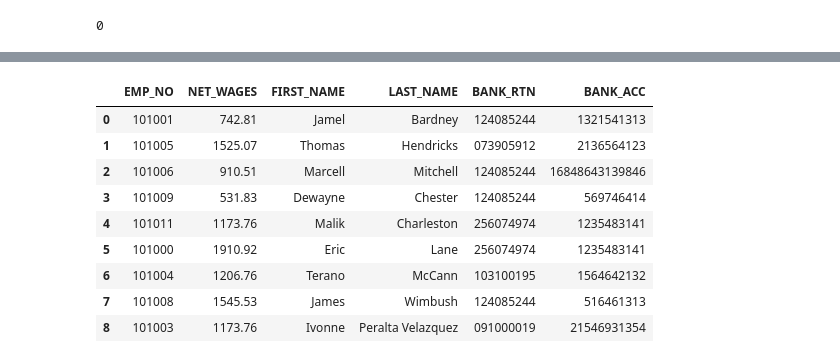
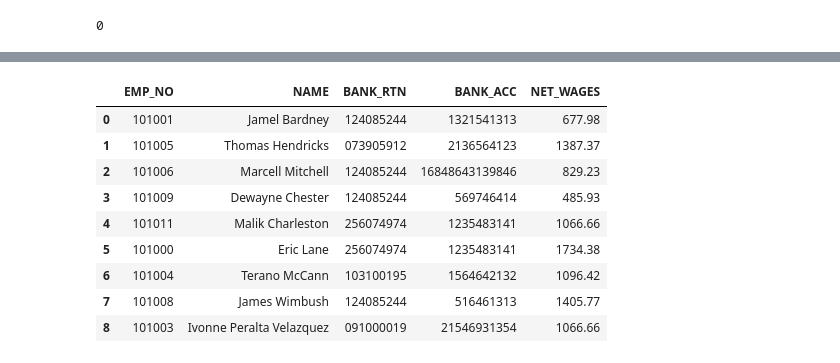
Before and after one commit to azunaukbrr/noonah_C-Halling, a Jupyter notebook: notebooks/workinprogress.ipynb, the cells around one changed output, grey strips where cells are left out. Drawn from its saved outputs; the diff is of its cells as text; code cells hidden in the pictures.

```diff
--- a/notebooks/workinprogress.ipynb
+++ b/notebooks/workinprogress.ipynb
@@ -161,6 +282,6 @@ Update Complete
 0
 # %%
 #Loading Employee Data
-employee_data = pd.read_csv(Path("../Resources/Source_data/master1.csv"), header = 0, usecols = ["EMP_NO","FEDFILINGSTATUS","EMP_STATUS","PAYCODE","PAYRATE"])
+employee_data = pd.read_csv(Path("../Resources/Source_data/master1.csv"), header = 0, usecols = ["EMP_NO","FIRST_NAME","LAST_NAME","FEDFILINGSTATUS","EMP_STATUS","PAYCODE","PAYRATE"])
 hour_data = pd.read_csv(Path("../Resources/Source_data/hours.csv"))
 employee_ach_data = pd.read_csv(Path("../Resources/Source_data/master1.csv"), header = 0, usecols = ["EMP_NO","FIRST_NAME","LAST_NAME","BANK_RTN","BANK_ACC"], dtype = {"BANK_RTN" : str, "BANK_ACC" : str})
@@ -167,4 +333,5 @@ employee_ach_data = pd.read_csv(Path("../Resources/Source_data/master1.csv"), he
 # %%
+print("Processing Payroll...")
 #Calculating Hourly Wages
 hourly_emp_data = employee_data.loc[employee_data["PAYCODE"] == "Hourly"]
 hourly_emp_data = employee_data.loc[employee_data["EMP_STATUS"] == "Active"]
@@ -188,12 +355,15 @@ all_wages.drop(["EMP_STATUS","PAYRATE","HOURS"], axis=1).round(2)
 all_wages["WAGESANA"] = all_wages["WAGES"] * 52
 tax_single_all_wages = all_wages.loc[all_wages["FEDFILINGSTATUS"] == "Single or Married filing separately"]
 tax_single_all_wages["TAX"]=tax_single_all_wages["WAGESANA"].apply(taxes_single)
-tax_single_all_wages["NET_WAGES"]= tax_single_all_wages["WAGES"] - tax_single_all_wages["TAX"]
 
 tax_married_all_wages = all_wages.loc[all_wages["FEDFILINGSTATUS"] == "Married or filing jointly"]
 tax_married_all_wages["TAX"]=tax_married_all_wages["WAGESANA"].apply(taxes_single)
-tax_married_all_wages["NET_WAGES"]= tax_married_all_wages["WAGES"] - tax_married_all_wages["TAX"]
 
 final_wages = tax_single_all_wages.append(tax_married_all_wages, ignore_index=True, verify_integrity= True)
-final_wages.drop(["EMP_STATUS","PAYRATE","HOURS","WAGESANA"], axis=1).round(2)
+final_wages["SOC_SEC"]=final_wages["WAGES"].apply(ss)
+final_wages["MEDICARE"]=final_wages["WAGES"].apply(medicare)
+final_wages["NET_WAGES"]=final_wages["WAGES"]-final_wages["SOC_SEC"]-final_wages["MEDICARE"]-final_wages["TAX"]
+final_wage_summary = final_wages.drop(["EMP_STATUS","PAYRATE","HOURS","WAGESANA","PAYCODE","FEDFILINGSTATUS"], axis=1).round(2)
+# print(final_wage_summary)
+final_wage_summary.to_csv(Path("../Resources/Output_data/Archive/"+timestamp+"_PAYROLL_SUMMARY.csv"), index=False)
 # %% [output]
@@ -210,17 +371,18 @@ final_wages.drop(["EMP_STATUS","PAYRATE","HOURS","WAGESANA"], axis=1).round(2)
 # %%
 #Creating ACH File
-# employee_ach_data["NAME"] = employee_ach_data["FIRST_NAME"].str.upper() + [" "].str + employee_ach_data["LAST_NAME"].str.upper()
-employee_ach_data = pd.merge(final_wages, employee_ach_data, how="inner", on = "EMP_NO")
-employee_ach_data = employee_ach_data.drop(["FEDFILINGSTATUS","WAGES","WAGESANA","TAX","EMP_STATUS","PAYCODE", "PAYRATE", "HOURS"], axis=1).round(2)
-employee_ach_data
+employee_ach_data["NAME"] = (employee_ach_data["FIRST_NAME"]) + [" "] + (employee_ach_data["LAST_NAME"])
+# employee_ach_data
+employee_ach_data1 = pd.merge(final_wages, employee_ach_data, how="inner", on = "EMP_NO")
+employee_ach_data2 = employee_ach_data1.drop(["FEDFILINGSTATUS","WAGES","WAGESANA","TAX","EMP_STATUS","PAYCODE", "PAYRATE", "HOURS"], axis=1).round(2)
+employee_ach_data2[["EMP_NO","NAME","BANK_RTN","BANK_ACC","NET_WAGES"]]
 # %% [output]
-|  | EMP_NO | NET_WAGES | FIRST_NAME | LAST_NAME | BANK_RTN | BANK_ACC |
-| 0 | 101001 | 742.81 | Jamel | Bardney | 124085244 | 1321541313 |
-| 1 | 101005 | 1525.07 | Thomas | Hendricks | 073905912 | 2136564123 |
-| 2 | 101006 | 910.51 | Marcell | Mitchell | 124085244 | 16848643139846 |
-| 3 | 101009 | 531.83 | Dewayne | Chester | 124085244 | 569746414 |
-| 4 | 101011 | 1173.76 | Malik | Charleston | 256074974 | 1235483141 |
-| 5 | 101000 | 1910.92 | Eric | Lane | 256074974 | 1235483141 |
-| 6 | 101004 | 1206.76 | Terano | McCann | 103100195 | 1564642132 |
-| 7 | 101008 | 1545.53 | James | Wimbush | 124085244 | 516461313 |
-| 8 | 101003 | 1173.76 | Ivonne | Peralta Velazquez | 091000019 | 21546931354 |
+|  | EMP_NO | NAME | BANK_RTN | BANK_ACC | NET_WAGES |
+| 0 | 101001 | Jamel Bardney | 124085244 | 1321541313 | 677.98 |
+| 1 | 101005 | Thomas Hendricks | 073905912 | 2136564123 | 1387.37 |
+| 2 | 101006 | Marcell Mitchell | 124085244 | 16848643139846 | 829.23 |
+| 3 | 101009 | Dewayne Chester | 124085244 | 569746414 | 485.93 |
+| 4 | 101011 | Malik Charleston | 256074974 | 1235483141 | 1066.66 |
+| 5 | 101000 | Eric Lane | 256074974 | 1235483141 | 1734.38 |
+| 6 | 101004 | Terano McCann | 103100195 | 1564642132 | 1096.42 |
+| 7 | 101008 | James Wimbush | 124085244 | 516461313 | 1405.77 |
+| 8 | 101003 | Ivonne Peralta Velazquez | 091000019 | 21546931354 | 1066.66 |
```
Also changed, not shown: parts of 9 cells of this notebook, 18 other files.
